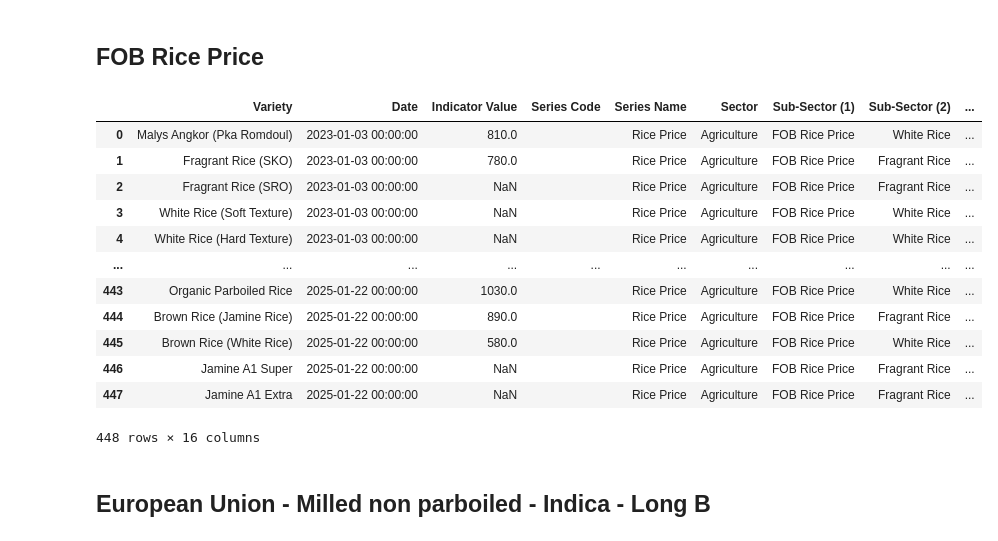
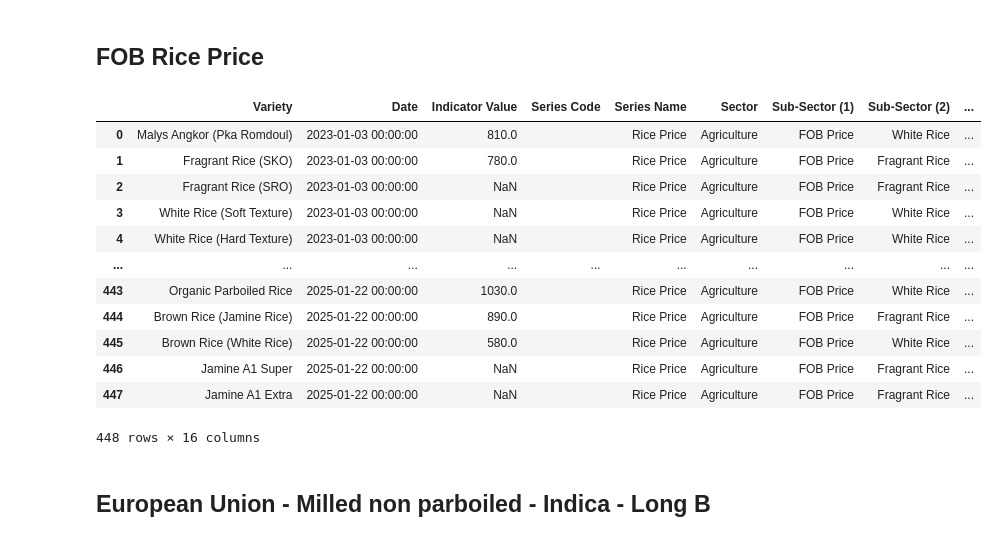
Before and after one commit to whatanakKean/cdri-data-hub-web-view, a Jupyter notebook: src/etl/experiments.ipynb, the cells around one changed output. Saved outputs shown, nothing was run; the diff lists cells and outputs as text; code cells hidden in the pictures.

```diff
--- a/src/etl/experiments.ipynb
+++ b/src/etl/experiments.ipynb
@@ -141,45 +141,45 @@ fob_rice_price = fob_rice_price.rename(columns={"VARIETIES": "Variety"})
 # Add Columns
 fob_rice_price["Series Code"] = ""
 fob_rice_price["Series Name"] = "Rice Price"
 fob_rice_price["Sector"] = "Agriculture"
-fob_rice_price["Sub-Sector (1)"] = "FOB Rice Price"
+fob_rice_price["Sub-Sector (1)"] = "FOB Price"
 fob_rice_price["Sub-Sector (2)"] = fob_rice_price["Variety"].apply(
     lambda x: "Fragrant Rice" if x in [
         "Fragrant Rice (SKO)",
         "Fragrant Rice (SRO)", "Organic Premium Jasmine Rice",
         "Brown Rice (Jamine Rice)", "Jamine A1 Super", "Jamine A1 Extra"
     ]
     else ("White Rice" if x in [
         "Malys Angkor (Pka Romdoul)", "White Rice (Soft Texture)",
         "White Rice (Hard Texture)", "Premium White Rice", "Parboiled Rice",
         "Organic White Rice", "Organic Parboiled Rice", "Brown Rice (White Rice)"
     ]
     else "")
 )
 fob_rice_price["Source"] = ""
 fob_rice_price["Latitude"] = ""
 fob_rice_price["Longtitude"] = ""
 fob_rice_price["Indicator"] = "Price"
 fob_rice_price["Indicator Unit"] = "TON/$USD (STANDARD 5% BROKEN)"
 
 fob_rice_price["Province"] = ""
 fob_rice_price["Markets"] = ""
 fob_rice_price["Pro code"] = ""
 
 fob_rice_price
 # %% [output]
 |  | Variety | Date | Indicator Value | Series Code | Series Name | Sector | Sub-Sector (1) | Sub-Sector (2) | ... |
-| 0 | Malys Angkor (Pka Romdoul) | 2023-01-03 00:00:00 | 810.0 |  | Rice Price | Agriculture | FOB Rice Price | White Rice | ... |
-| 1 | Fragrant Rice (SKO) | 2023-01-03 00:00:00 | 780.0 |  | Rice Price | Agriculture | FOB Rice Price | Fragrant Rice | ... |
-| 2 | Fragrant Rice (SRO) | 2023-01-03 00:00:00 | NaN |  | Rice Price | Agriculture | FOB Rice Price | Fragrant Rice | ... |
-| 3 | White Rice (Soft Texture) | 2023-01-03 00:00:00 | NaN |  | Rice Price | Agriculture | FOB Rice Price | White Rice | ... |
-| 4 | White Rice (Hard Texture) | 2023-01-03 00:00:00 | NaN |  | Rice Price | Agriculture | FOB Rice Price | White Rice | ... |
+| 0 | Malys Angkor (Pka Romdoul) | 2023-01-03 00:00:00 | 810.0 |  | Rice Price | Agriculture | FOB Price | White Rice | ... |
+| 1 | Fragrant Rice (SKO) | 2023-01-03 00:00:00 | 780.0 |  | Rice Price | Agriculture | FOB Price | Fragrant Rice | ... |
+| 2 | Fragrant Rice (SRO) | 2023-01-03 00:00:00 | NaN |  | Rice Price | Agriculture | FOB Price | Fragrant Rice | ... |
+| 3 | White Rice (Soft Texture) | 2023-01-03 00:00:00 | NaN |  | Rice Price | Agriculture | FOB Price | White Rice | ... |
+| 4 | White Rice (Hard Texture) | 2023-01-03 00:00:00 | NaN |  | Rice Price | Agriculture | FOB Price | White Rice | ... |
 | ... | ... | ... | ... | ... | ... | ... | ... | ... | ... |
-| 443 | Organic Parboiled Rice | 2025-01-22 00:00:00 | 1030.0 |  | Rice Price | Agriculture | FOB Rice Price | White Rice | ... |
-| 444 | Brown Rice (Jamine Rice) | 2025-01-22 00:00:00 | 890.0 |  | Rice Price | Agriculture | FOB Rice Price | Fragrant Rice | ... |
-| 445 | Brown Rice (White Rice) | 2025-01-22 00:00:00 | 580.0 |  | Rice Price | Agriculture | FOB Rice Price | White Rice | ... |
-| 446 | Jamine A1 Super | 2025-01-22 00:00:00 | NaN |  | Rice Price | Agriculture | FOB Rice Price | Fragrant Rice | ... |
-| 447 | Jamine A1 Extra | 2025-01-22 00:00:00 | NaN |  | Rice Price | Agriculture | FOB Rice Price | Fragrant Rice | ... |
+| 443 | Organic Parboiled Rice | 2025-01-22 00:00:00 | 1030.0 |  | Rice Price | Agriculture | FOB Price | White Rice | ... |
+| 444 | Brown Rice (Jamine Rice) | 2025-01-22 00:00:00 | 890.0 |  | Rice Price | Agriculture | FOB Price | Fragrant Rice | ... |
+| 445 | Brown Rice (White Rice) | 2025-01-22 00:00:00 | 580.0 |  | Rice Price | Agriculture | FOB Price | White Rice | ... |
+| 446 | Jamine A1 Super | 2025-01-22 00:00:00 | NaN |  | Rice Price | Agriculture | FOB Price | Fragrant Rice | ... |
+| 447 | Jamine A1 Extra | 2025-01-22 00:00:00 | NaN |  | Rice Price | Agriculture | FOB Price | Fragrant Rice | ... |
 448 rows × 16 columns
 # %% [markdown]
 ## European Union - Milled non parboiled - Indica - Long B
```
Also changed, not shown: parts of 3 cells of this notebook, 11 other files.
